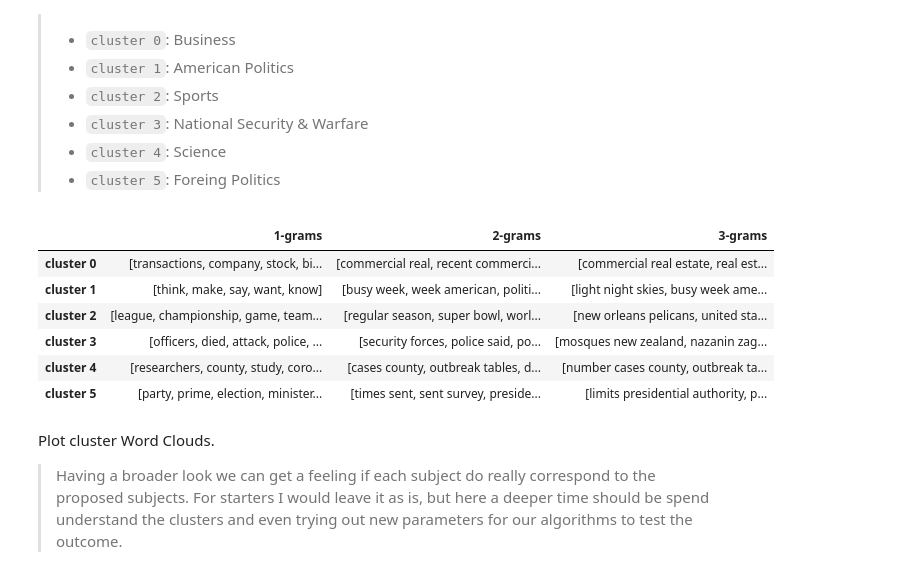
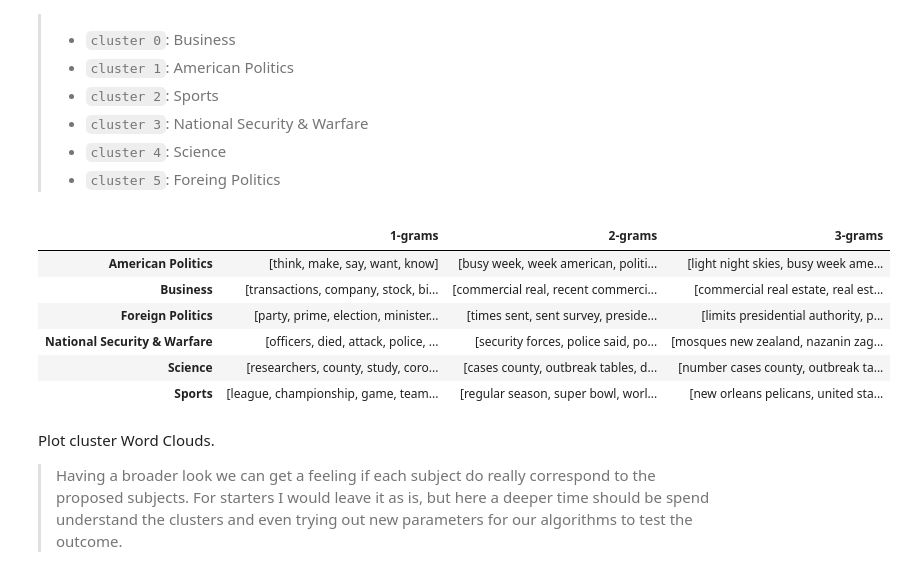
Before and after one commit to murilobellatini/newspapers-text-mining, a Jupyter notebook: notebooks/modeling/4.2_cluster_articles_word2vec.ipynb, the cells around one changed output. Saved outputs shown, nothing was run; the diff lists cells and outputs as text; code cells hidden in the pictures.

Commit message:
Update cluster labels

```diff
--- a/notebooks/modeling/4.2_cluster_articles_word2vec.ipynb
+++ b/notebooks/modeling/4.2_cluster_articles_word2vec.ipynb
@@ -245,18 +245,28 @@ Check word correlation of each cluster.
 > * `cluster 4`: Science
 > * `cluster 5`: Foreing Politics
 # %%
-label_to_cluster_id = {f'cluster {i}': i for i in df['kmeans_clusters'].unique()}
+cluster_to_subject = {
+    0: 'Business',
+    1: 'American Politics',
+    2: 'Sports',
+    3: 'National Security & Warfare',
+    4: 'Science',
+    5: 'Foreign Politics',
+}
+
+subject_to_cluster = {v: k for k,v in cluster_to_subject.items()}
+
 tfidf = TfidfVectorizer(sublinear_tf=True, min_df=3, norm='l2', encoding='latin-1', ngram_range=(1, 3), stop_words='english')
 features = tfidf.fit_transform(df.abstract).toarray()
-get_most_correlated_tokens(features, df['kmeans_clusters'], tfidf, label_to_cluster_id, top_n_tokens=5)
+get_most_correlated_tokens(features, df['kmeans_clusters'], tfidf, subject_to_cluster, top_n_tokens=5)
 # %% [output]
 |  | 1-grams | 2-grams | 3-grams |
-| cluster 0 | [transactions, company, stock, bi... | [commercial real, recent commerci... | [commercial real estate, real est... |
-| cluster 1 | [think, make, say, want, know] | [busy week, week american, politi... | [light night skies, busy week ame... |
-| cluster 2 | [league, championship, game, team... | [regular season, super bowl, worl... | [new orleans pelicans, united sta... |
-| cluster 3 | [officers, died, attack, police, ... | [security forces, police said, po... | [mosques new zealand, nazanin zag... |
-| cluster 4 | [researchers, county, study, coro... | [cases county, outbreak tables, d... | [number cases county, outbreak ta... |
-| cluster 5 | [party, prime, election, minister... | [times sent, sent survey, preside... | [limits presidential authority, p... |
+| American Politics | [think, make, say, want, know] | [busy week, week american, politi... | [light night skies, busy week ame... |
+| Business | [transactions, company, stock, bi... | [commercial real, recent commerci... | [commercial real estate, real est... |
+| Foreign Politics | [party, prime, election, minister... | [times sent, sent survey, preside... | [limits presidential authority, p... |
+| National Security & Warfare | [officers, died, attack, police, ... | [security forces, police said, po... | [mosques new zealand, nazanin zag... |
+| Science | [researchers, county, study, coro... | [cases county, outbreak tables, d... | [number cases county, outbreak ta... |
+| Sports | [league, championship, game, team... | [regular season, super bowl, worl... | [new orleans pelicans, united sta... |
 # %% [markdown]
 Plot cluster Word Clouds.
 
```
Also changed, not shown: parts of 2 cells of this notebook.
